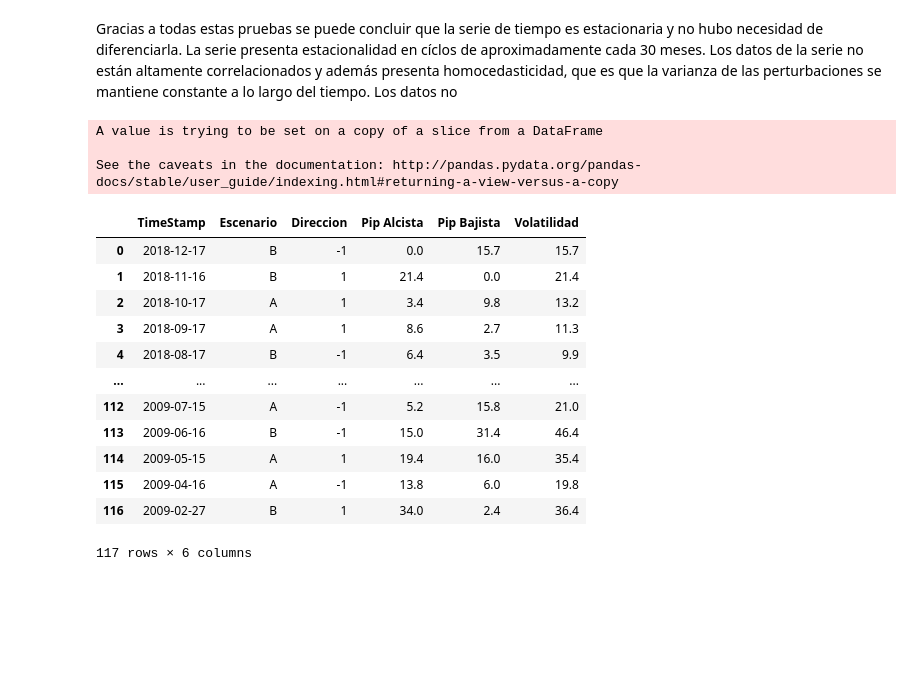
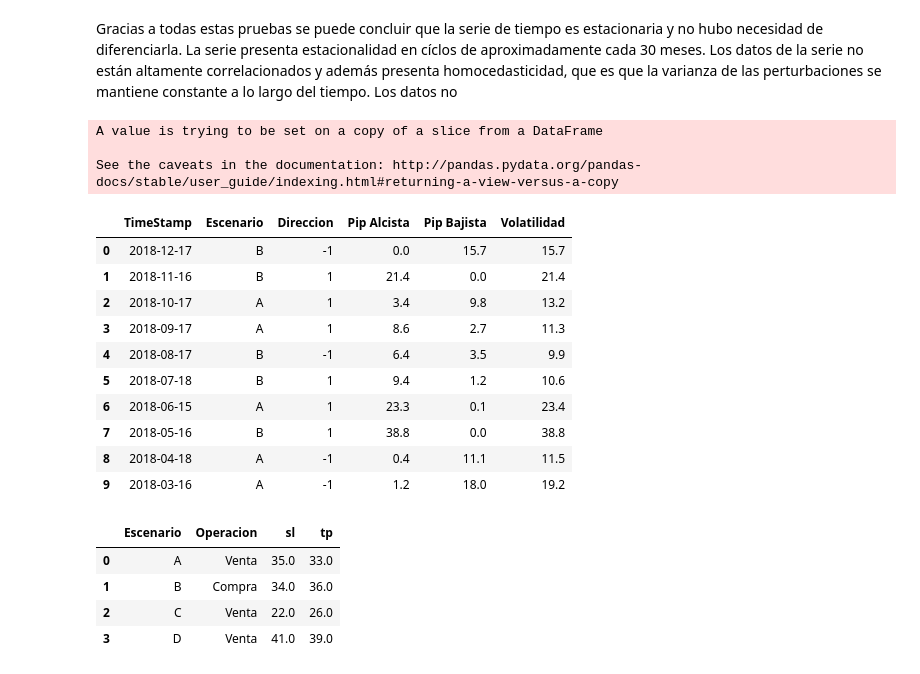
Before and after one commit to MaferAnso/Lab_4_Proyecto, a Jupyter notebook: notebook.ipynb, the cells around one changed output. Cells and saved outputs as stored; diff of their text form; code cells hidden in the pictures; blank space fills up the shorter version.

```diff
--- a/notebook.ipynb
+++ b/notebook.ipynb
@@ -185,24 +185,31 @@ df_pe = fn.f_precios(param_data=datos)
 # %%
 df_clasificacion = fn.f_clasificacion(param_data=datos)
 df_metricas = fn.f_metrica(param_data=df_pe)
 fini_train =  (dt.strptime('2009-01-01', '%Y-%m-%d')).date()
 ffin_train = (dt.strptime('2019-01-01', '%Y-%m-%d')).date()
 df_escenarios = fn.f_escenarios(df_metricas,df_clasificacion,fini_train,ffin_train)
-df_escenarios
+df_escenarios.head(10)
 # %% [output]
 A value is trying to be set on a copy of a slice from a DataFrame
 
 See the caveats in the documentation: http://pandas.pydata.org/pandas-docs/stable/user_guide/indexing.html#returning-a-view-versus-a-copy
 |  | TimeStamp | Escenario | Direccion | Pip Alcista | Pip Bajista | Volatilidad |
 | 0 | 2018-12-17 | B | -1 | 0.0 | 15.7 | 15.7 |
 | 1 | 2018-11-16 | B | 1 | 21.4 | 0.0 | 21.4 |
 | 2 | 2018-10-17 | A | 1 | 3.4 | 9.8 | 13.2 |
 | 3 | 2018-09-17 | A | 1 | 8.6 | 2.7 | 11.3 |
 | 4 | 2018-08-17 | B | -1 | 6.4 | 3.5 | 9.9 |
-| ... | ... | ... | ... | ... | ... | ... |
-| 112 | 2009-07-15 | A | -1 | 5.2 | 15.8 | 21.0 |
-| 113 | 2009-06-16 | B | -1 | 15.0 | 31.4 | 46.4 |
-| 114 | 2009-05-15 | A | 1 | 19.4 | 16.0 | 35.4 |
-| 115 | 2009-04-16 | A | -1 | 13.8 | 6.0 | 19.8 |
-| 116 | 2009-02-27 | B | 1 | 34.0 | 2.4 | 36.4 |
+| 5 | 2018-07-18 | B | 1 | 9.4 | 1.2 | 10.6 |
+| 6 | 2018-06-15 | A | 1 | 23.3 | 0.1 | 23.4 |
+| 7 | 2018-05-16 | B | 1 | 38.8 | 0.0 | 38.8 |
+| 8 | 2018-04-18 | A | -1 | 0.4 | 11.1 | 11.5 |
+| 9 | 2018-03-16 | A | -1 | 1.2 | 18.0 | 19.2 |
-117 rows × 6 columns
+# %%
+df_decisiones = fn.f_decisiones(param_data=df_escenarios)
+df_decisiones
+# %% [output]
+|  | Escenario | Operacion | sl | tp |
+| 0 | A | Venta | 35.0 | 33.0 |
+| 1 | B | Compra | 34.0 | 36.0 |
+| 2 | C | Venta | 22.0 | 26.0 |
+| 3 | D | Venta | 41.0 | 39.0 |
```
Also changed, not shown: 2 other files.
